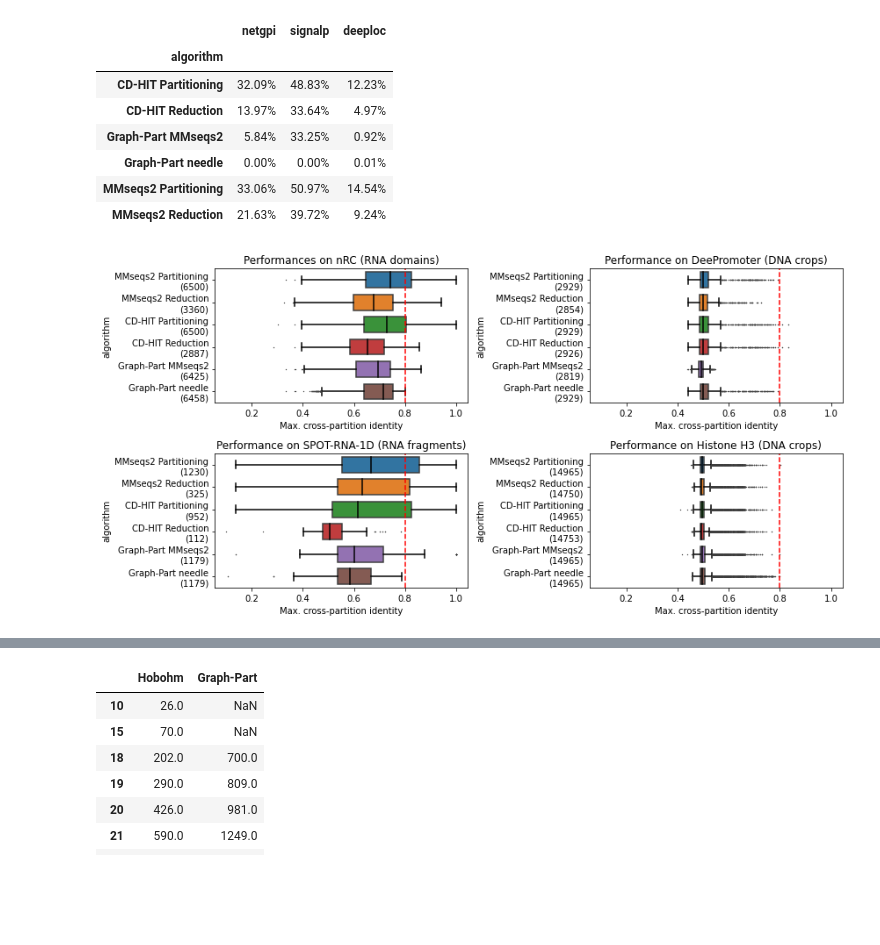
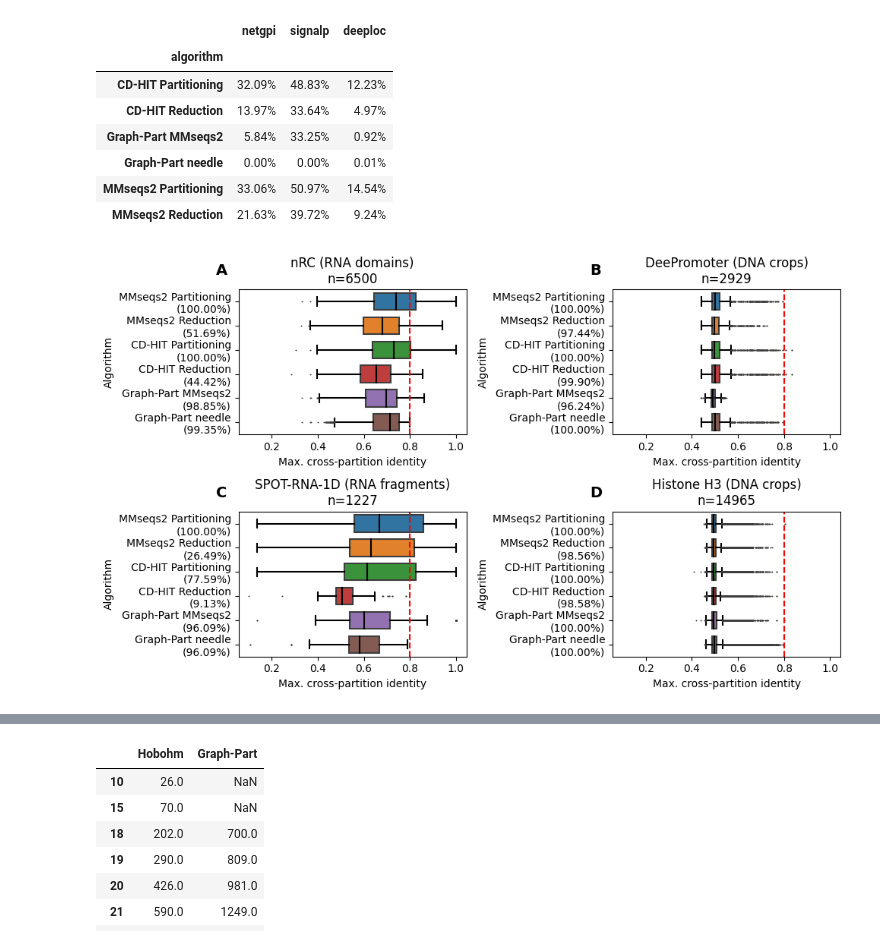
Before and after one commit to graph-part/graph-part, a Jupyter notebook: benchmarking/figures.ipynb, the cells around one changed output, grey strips where cells are left out. Drawn from its saved outputs; the diff is of its cells as text; code cells hidden in the pictures; blank space fills up the shorter version.

```diff
--- a/benchmarking/figures.ipynb
+++ b/benchmarking/figures.ipynb
@@ -69,7 +69,7 @@ plt.tight_layout()
 # %% [markdown]
 # Partition quality plots
 # %%
-def add_counts_to_seaborn_plot(ax, df, separator='\n'):
+def add_counts_to_seaborn_plot(ax, df, separator='\n', total=None):
     '''Add the observation counts to a seaborn violin plot/box plot'''
     dataframe_key = ax.get_ylabel()
     df[dataframe_key] = df[dataframe_key].astype(str)
@@ -78,7 +78,11 @@ def add_counts_to_seaborn_plot(ax, df, separator='\n'):
     for label in ax.get_yticklabels():
         label_text = label.get_text()
         n = counts.loc[label_text]
-        new_ticks.append(label_text + separator + '('+str(n)+')')
+        if total is None:
+            new_ticks.append(label_text + separator + '('+str(n)+')')
+        else:
+            # new_ticks.append(label_text + separator + '('+str(n)+', {:.2f}%)'.format(n/total*100))
+            new_ticks.append(label_text + separator + '({:.2f}%)'.format(n/total*100))
 
     ax.set_yticklabels(new_ticks)
 # %% [markdown]
@@ -190,44 +204,59 @@ pd.DataFrame.from_dict(overlap).style.format('{:.2%}')
 | MMseqs2 Partitioning | 33.06% | 50.97% | 14.54% |
 | MMseqs2 Reduction | 21.63% | 39.72% | 9.24% |
 # %%
-plt.figure(figsize=(12,6))
+plt.figure(figsize=(10,6))
 
 with sns.axes_style(None):
     plt.subplot(2,2,1)
     df = get_data_as_df('nrc')
     ax = sns.boxplot(data=df, y='algorithm', x='value', **PROPS)
-    add_counts_to_seaborn_plot(ax, df)
+    total = df.loc[df['algorithm'] == 'CD-HIT Partitioning'].shape[0]
+    add_counts_to_seaborn_plot(ax, df, total=total)
     plt.axvline(0.8, linestyle='--', color='red')
-    plt.title('Performances on nRC (RNA domains)')
+    plt.title(f'nRC (RNA domains)\nn={total}')
     plt.xlabel('Max. cross-partition identity')
-
+    plt.ylabel('Algorithm')
+    ax.text(-0.1, 1.1, 'A', transform=ax.transAxes,
+            size=14, weight='bold')
 
     plt.subplot(2,2,2, sharex=ax)
     df = get_data_as_df('deepromoter')
     ax = sns.boxplot(data=df, y='algorithm', x='value', **PROPS)
-    add_counts_to_seaborn_plot(ax, df)
+    total = df.loc[df['algorithm'] == 'CD-HIT Partitioning'].shape[0]
+    add_counts_to_seaborn_plot(ax, df, total=total)
     plt.axvline(0.8, linestyle='--', color='red')
-    plt.title('Performance on DeePromoter (DNA crops)')
+    plt.title(f'DeePromoter (DNA crops)\nn={total}')
     plt.xlabel('Max. cross-partition identity')
-
+    plt.ylabel('Algorithm')
+    ax.text(-0.1, 1.1, 'B', transform=ax.transAxes,
+            size=14, weight='bold')
 
     plt.subplot(2,2,3, sharex=ax)
     df = get_data_as_df('spotrna1d')
     ax = sns.boxplot(data=df, y='algorithm', x='value', **PROPS)
-    add_counts_to_seaborn_plot(ax, df)
+    total = 1227 #df.loc[df['algorithm'] == 'CD-HIT Partitioning'].shape[0]
+    add_counts_to_seaborn_plot(ax, df, total=total)
     plt.axvline(0.8, linestyle='--', color='red')
-    plt.title('Performance on SPOT-RNA-1D (RNA fragments)')
+    plt.title(f'SPOT-RNA-1D (RNA fragments)\nn={total}')
     plt.xlabel('Max. cross-partition identity')
-
+    plt.ylabel('Algorithm')
+    ax.text(-0.1, 1.1, 'C', transform=ax.transAxes,
+            size=14, weight='bold')
 
     plt.subplot(2,2,4, sharex=ax)
     df = get_data_as_df('histone')
     ax = sns.boxplot(data=df, y='algorithm', x='value', **PROPS)
-    add_counts_to_seaborn_plot(ax, df)
+    total = df.loc[df['algorithm'] == 'CD-HIT Partitioning'].shape[0]
+    add_counts_to_seaborn_plot(ax, df, total=total)
     plt.axvline(0.8, linestyle='--', color='red')
-    plt.title('Performance on Histone H3 (DNA crops)')
+    plt.title(f'Histone H3 (DNA crops)\nn={total}')
     plt.xlabel('Max. cross-partition identity')
+    plt.ylabel('Algorithm')
+    ax.text(-0.1, 1.1, 'D', transform=ax.transAxes,
+            size=14, weight='bold')
 
     plt.tight_layout()
+    plt.savefig('figure_3.png', dpi=1200)
+    plt.savefig('figure_3.svg')
 # %% [output]
-[figure, old version]
+[figure, new version]
```
Also changed, not shown: parts of 22 cells of this notebook, 3 other files.
